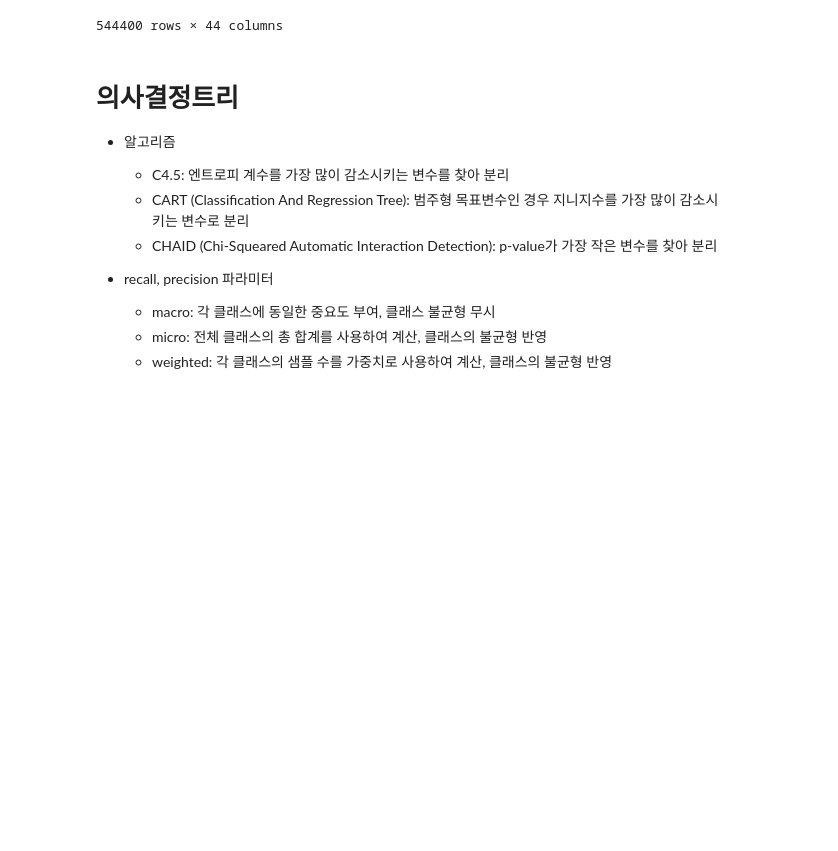
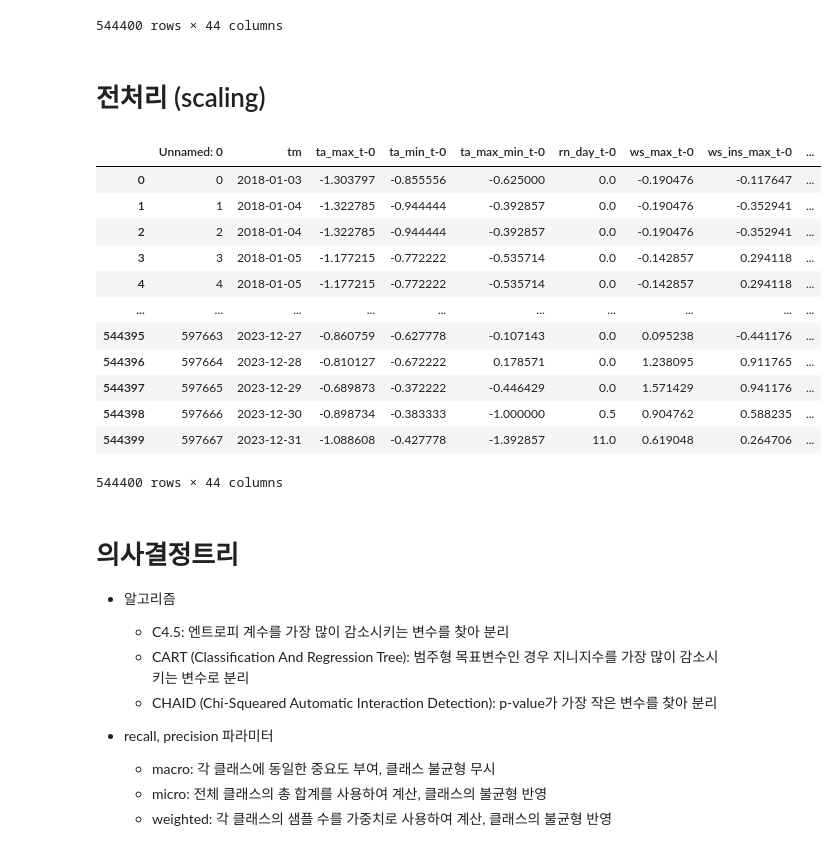
Before and after one commit to jennynoh/weather.go-data-contest, a Jupyter notebook: 모델링_0603.ipynb, the cells around one changed output. Drawn from its saved outputs; the diff is of its cells as text; code cells hidden in the pictures; blank space fills up the shorter version.

```diff
--- a/모델링_0603.ipynb
+++ b/모델링_0603.ipynb
@@ -16,5 +16,5 @@ with open('modeldata_df.csv', 'rb') as file:
 # col 생략 없이 출력
 pd.set_option('display.max_columns', None)
 # %%
-df = pd.read_csv('modeldata_df_NAdropped.csv', encoding=encoding)
+model_df = pd.read_csv('modeldata_df_NAdropped.csv', encoding=encoding)
 # %%
@@ -33,6 +33,43 @@ df
 | 544398 | 597666 | 2023-12-30 | 6.0 | 1.4 | 4.6 | 0.5 | 5.8 | 9.0 | ... |
 | 544399 | 597667 | 2023-12-31 | 3.0 | 0.6 | 2.4 | 11.0 | 5.2 | 7.9 | ... |
 544400 rows × 44 columns
+# %% [markdown]
+# 전처리 (scaling)
+# %%
+# Robust Scaling
+from sklearn.preprocessing import RobustScaler
+
+scaled_df = model_df.copy()
+
+# scaling 할 컬럼 리스트
+scale_list = ['ta_max_t-0', 'ta_min_t-0', 'ta_max_min_t-0', 'rn_day_t-0',
+       'ws_max_t-0', 'ws_ins_max_t-0', 'ws_mean_t-0', 'ws_min_t-0',
+       'hm_max_t-0', 'hm_mean_t-0', 'hm_min_t-0', 'ta_max_t-1', 'ta_min_t-1',
+       'ta_max_min_t-1', 'rn_day_t-1', 'ws_max_t-1', 'ws_ins_max_t-1',
+       'ws_mean_t-1', 'ws_min_t-1', 'hm_max_t-1', 'hm_mean_t-1', 'hm_min_t-1',
+       'ta_max_t-2', 'ta_min_t-2', 'ta_max_min_t-2', 'rn_day_t-2',
+       'ws_max_t-2', 'ws_ins_max_t-2', 'ws_mean_t-2', 'ws_min_t-2',
+       'hm_max_t-2', 'hm_mean_t-2', 'hm_min_t-2']
+
+for c in scale_list:
+    transformer = RobustScaler()
+    scaled_df[c] = transformer.fit_transform(scaled_df[[c]])
+# %%
+scaled_df
+# %% [output]
+|  | Unnamed: 0 | tm | ta_max_t-0 | ta_min_t-0 | ta_max_min_t-0 | rn_day_t-0 | ws_max_t-0 | ws_ins_max_t-0 | ... |
+| 0 | 0 | 2018-01-03 | -1.303797 | -0.855556 | -0.625000 | 0.0 | -0.190476 | -0.117647 | ... |
+| 1 | 1 | 2018-01-04 | -1.322785 | -0.944444 | -0.392857 | 0.0 | -0.190476 | -0.352941 | ... |
+| 2 | 2 | 2018-01-04 | -1.322785 | -0.944444 | -0.392857 | 0.0 | -0.190476 | -0.352941 | ... |
+| 3 | 3 | 2018-01-05 | -1.177215 | -0.772222 | -0.535714 | 0.0 | -0.142857 | 0.294118 | ... |
+| 4 | 4 | 2018-01-05 | -1.177215 | -0.772222 | -0.535714 | 0.0 | -0.142857 | 0.294118 | ... |
+| ... | ... | ... | ... | ... | ... | ... | ... | ... | ... |
+| 544395 | 597663 | 2023-12-27 | -0.860759 | -0.627778 | -0.107143 | 0.0 | 0.095238 | -0.441176 | ... |
+| 544396 | 597664 | 2023-12-28 | -0.810127 | -0.672222 | 0.178571 | 0.0 | 1.238095 | 0.911765 | ... |
+| 544397 | 597665 | 2023-12-29 | -0.689873 | -0.372222 | -0.446429 | 0.0 | 1.571429 | 0.941176 | ... |
+| 544398 | 597666 | 2023-12-30 | -0.898734 | -0.383333 | -1.000000 | 0.5 | 0.904762 | 0.588235 | ... |
+| 544399 | 597667 | 2023-12-31 | -1.088608 | -0.427778 | -1.392857 | 11.0 | 0.619048 | 0.264706 | ... |
+544400 rows × 44 columns
 # %% [markdown]
 # 의사결정트리
 - 알고리즘
```
Also changed, not shown: parts of 33 cells of this notebook.
